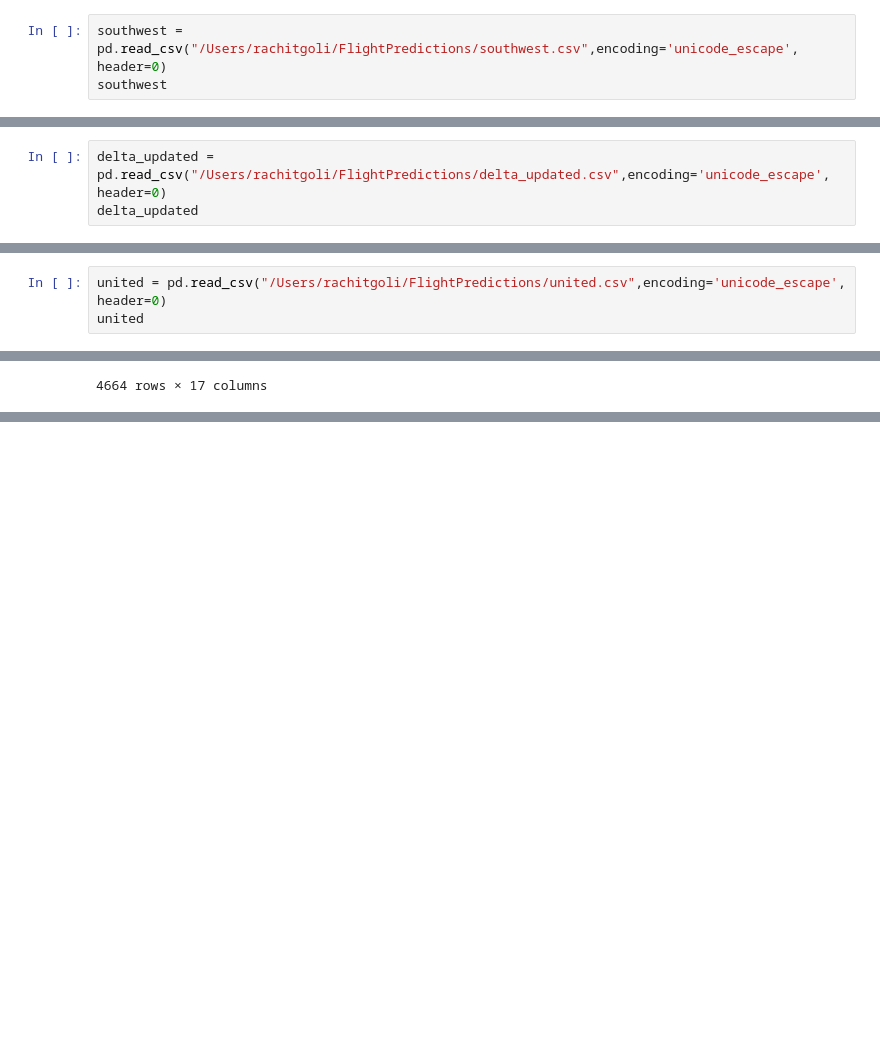
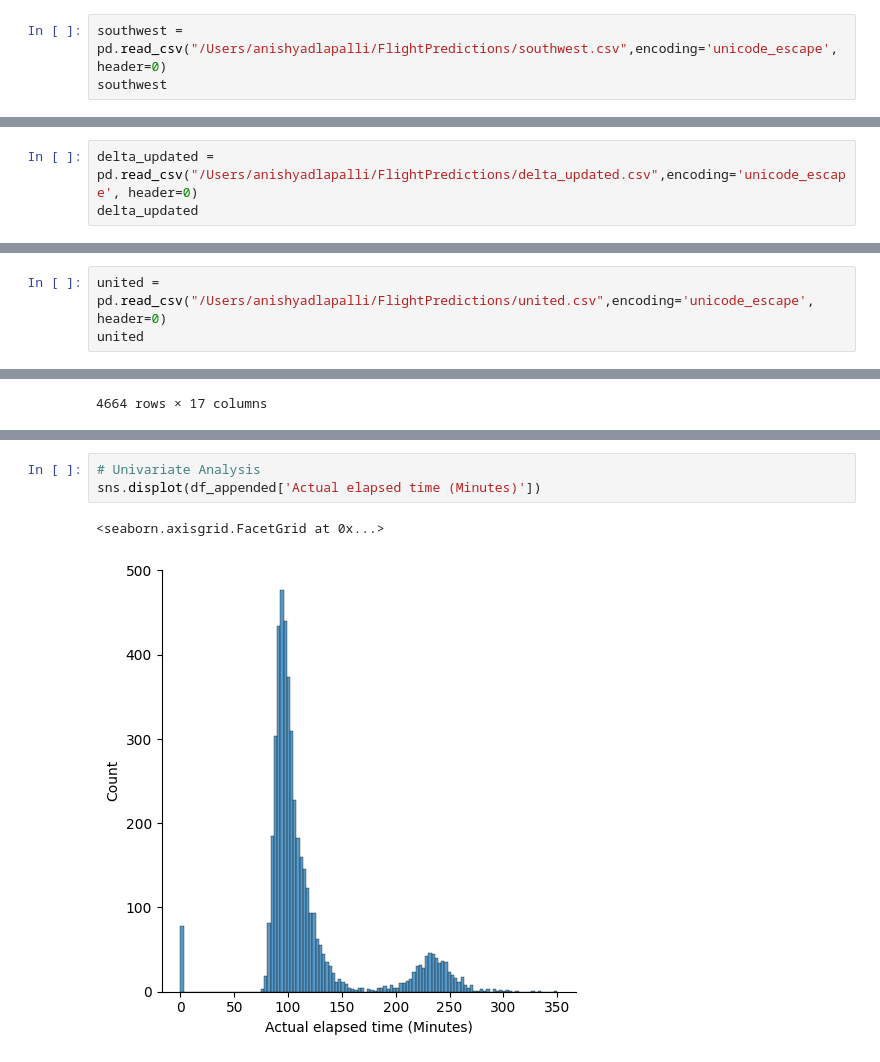
Before and after one commit to rachit0907/FlightPredictions, a Jupyter notebook: current.ipynb, the cells around one changed output, grey strips where cells are left out. Cells and saved outputs as stored; diff of their text form; blank space fills up the shorter version.

Commit message:
rudimentary exploratory analysis. Plus, added a column that has difference  between actual travel time vs expected travel time

```diff
--- a/current.ipynb
+++ b/current.ipynb
@@ -33,7 +33,7 @@ Which ML model is the best for predicting delay times?
     - Considering XG boost
     - Nueral Networks for an LSTM
 # %%
-southwest = pd.read_csv("/Users/rachitgoli/FlightPredictions/southwest.csv",encoding='unicode_escape', header=0)
+southwest = pd.read_csv("/Users/anishyadlapalli/FlightPredictions/southwest.csv",encoding='unicode_escape', header=0)
 southwest
 # %% [output]
 |  | Carrier Code | Date (MM/DD/YYYY) | Flight Number | Tail Number | Destination Airport | ... |
@@ -50,7 +50,7 @@ southwest
 | 1463 | WN | 12/31/22 | 1712 | N8554X | ATL | ... |
 1464 rows × 17 columns
 # %%
-delta_updated = pd.read_csv("/Users/rachitgoli/FlightPredictions/delta_updated.csv",encoding='unicode_escape', header=0)
+delta_updated = pd.read_csv("/Users/anishyadlapalli/FlightPredictions/delta_updated.csv",encoding='unicode_escape', header=0)
 delta_updated
 # %% [output]
 |  | Carrier Code | Date (MM/DD/YYYY) | Flight Number | Tail Number | Destination Airport | ... |
@@ -67,7 +67,7 @@ delta_updated
 | 2383 | DL | 12/31/22 | 1731 | N923DZ | ATL | ... |
 2384 rows × 17 columns
 # %%
-united = pd.read_csv("/Users/rachitgoli/FlightPredictions/united.csv",encoding='unicode_escape', header=0)
+united = pd.read_csv("/Users/anishyadlapalli/FlightPredictions/united.csv",encoding='unicode_escape', header=0)
 united
 # %% [output]
 |  | Carrier Code | Date (MM/DD/YYYY) | Flight Number | Tail Number | Destination Airport | ... |
@@ -155,0 +179,6 @@ df_appended
+# %%
+# Univariate Analysis
+sns.displot(df_appended['Actual elapsed time (Minutes)'])
+# %% [output]
+<seaborn.axisgrid.FacetGrid at 0x...>
+[figure, added]
```
Also changed, not shown: parts of 4 cells of this notebook, 6 other files.
